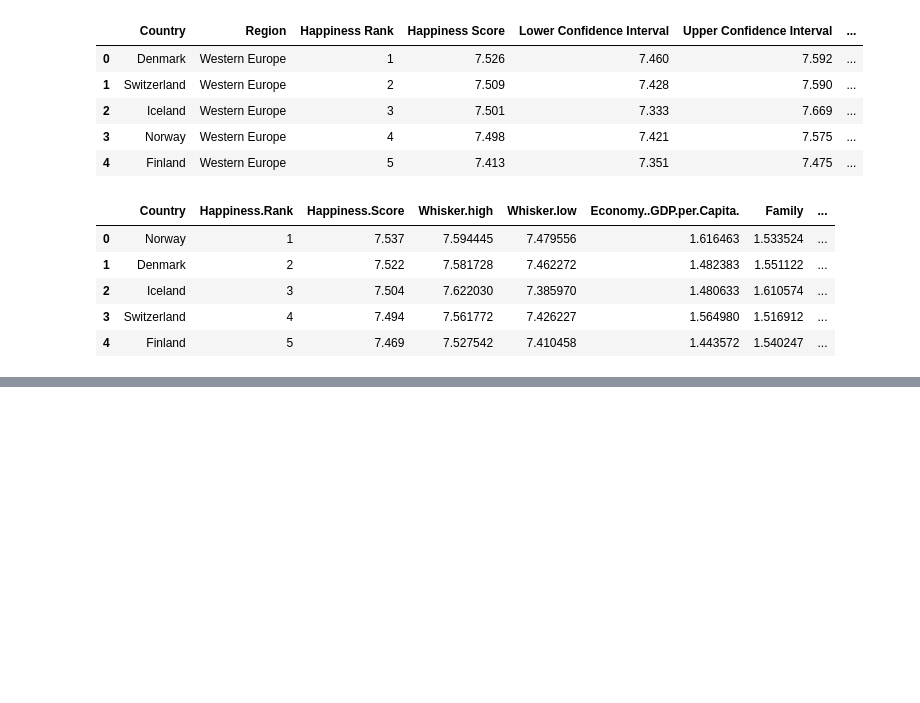
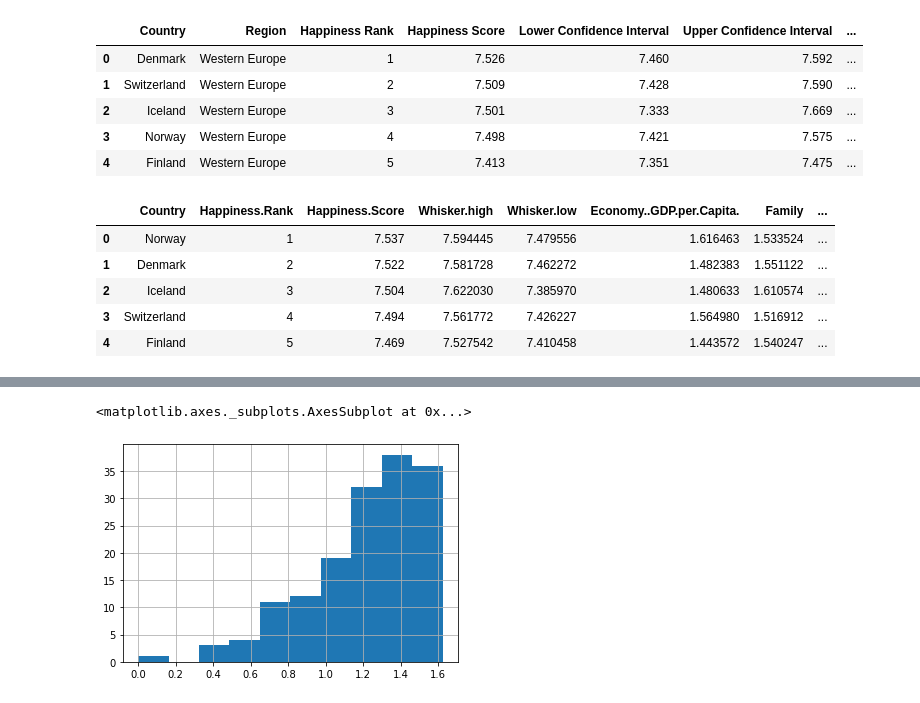
Before and after one commit to ipatel467/Happiness-Index, a Jupyter notebook: Untitled.ipynb, the cells around one changed output, grey strips where cells are left out. Cells and saved outputs as stored; diff of their text form; code cells hidden in the pictures; blank space fills up the shorter version.

```diff
--- a/Untitled.ipynb
+++ b/Untitled.ipynb
@@ -40,0 +126,5 @@ df19 = pd.read_csv('2019.csv')
+# %%
+df19['Social support'].hist()
+# %% [output]
+<matplotlib.axes._subplots.AxesSubplot at 0x...>
+[figure, added]
```
Also changed, not shown: parts of 19 cells of this notebook.
